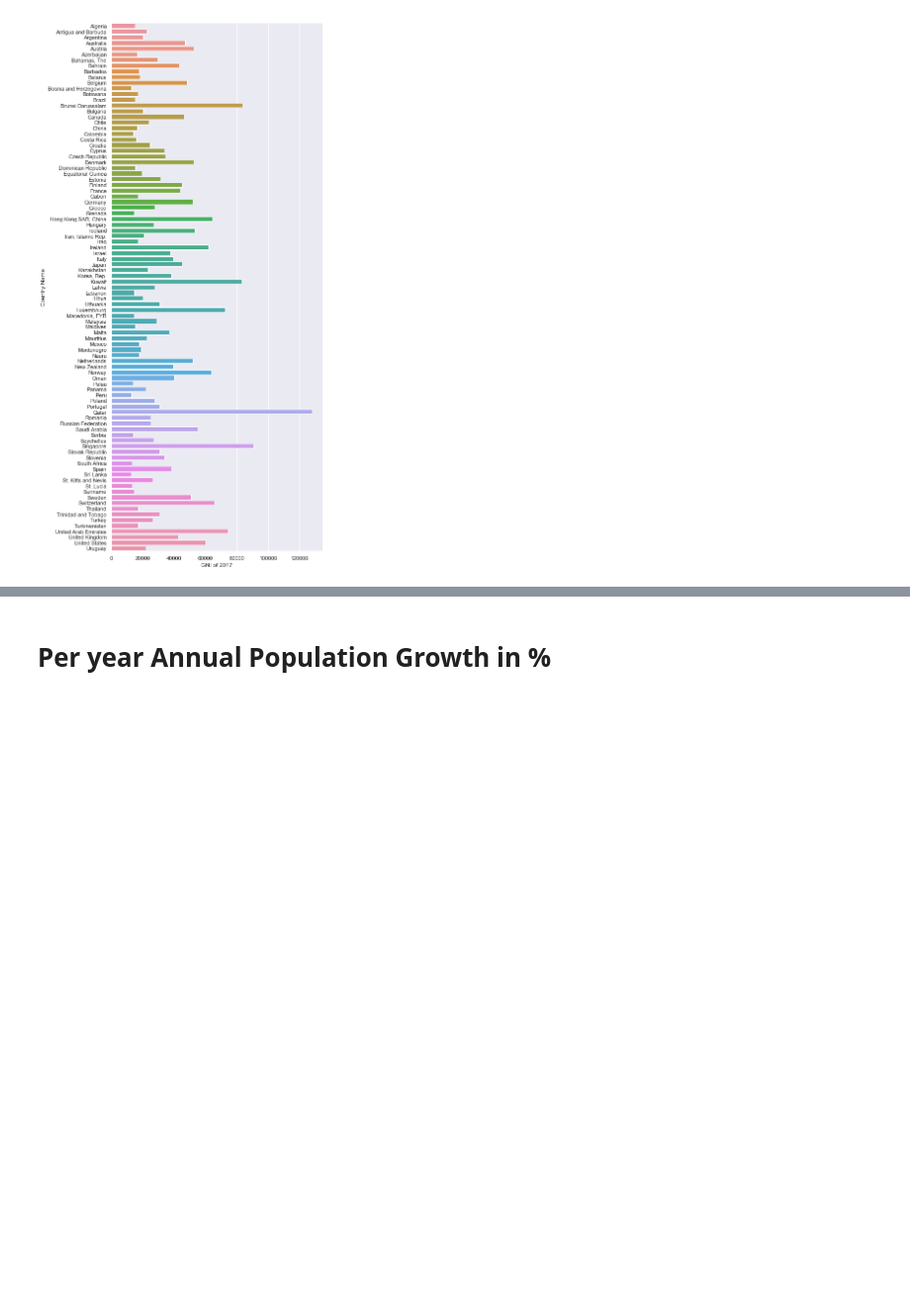
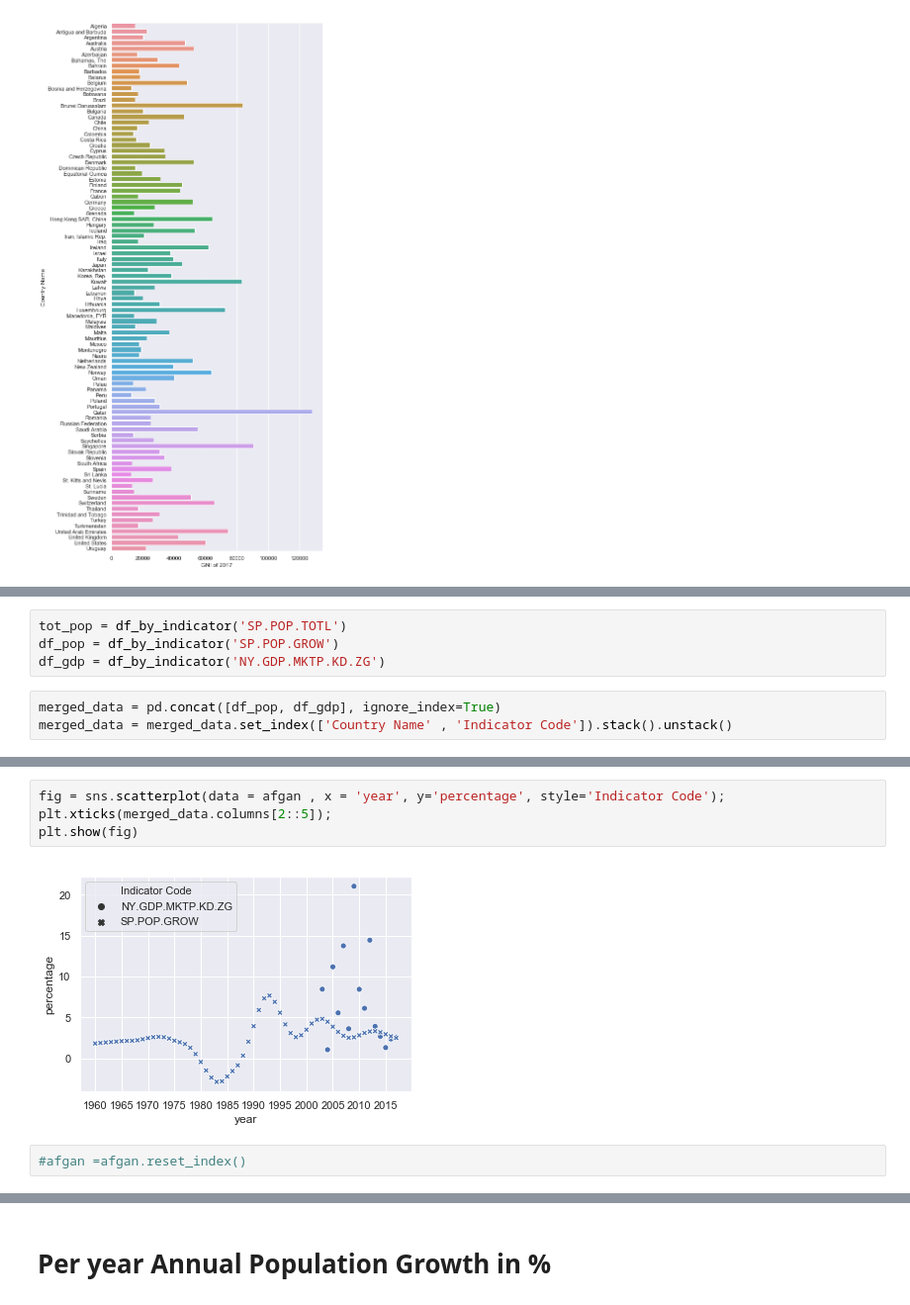
Before and after one commit to nilesh0109/Research-Methods, a Jupyter notebook: Task4/christopher_kavish_nilesh.ipynb, the cells around one changed output, grey strips where cells are left out. Shown: that part at 99% size. Drawn from its saved outputs; the diff is of its cells as text; blank space fills up the shorter version.

```diff
--- a/Task4/christopher_kavish_nilesh.ipynb
+++ b/Task4/christopher_kavish_nilesh.ipynb
@@ -166,0 +117,7 @@ tot_pop
+# %%
+tot_pop = df_by_indicator('SP.POP.TOTL')
+df_pop = df_by_indicator('SP.POP.GROW')
+df_gdp = df_by_indicator('NY.GDP.MKTP.KD.ZG')
+# %%
+merged_data = pd.concat([df_pop, df_gdp], ignore_index=True)
+merged_data = merged_data.set_index(['Country Name' , 'Indicator Code']).stack().unstack()
@@ -166,0 +219,8 @@ tot_pop
+# %%
+fig = sns.scatterplot(data = afgan , x = 'year', y='percentage', style='Indicator Code');
+plt.xticks(merged_data.columns[2::5]);
+plt.show(fig)
+# %% [output]
+[figure, added]
+# %%
+#afgan =afgan.reset_index()
```
Also changed, not shown: parts of 31 cells of this notebook.
